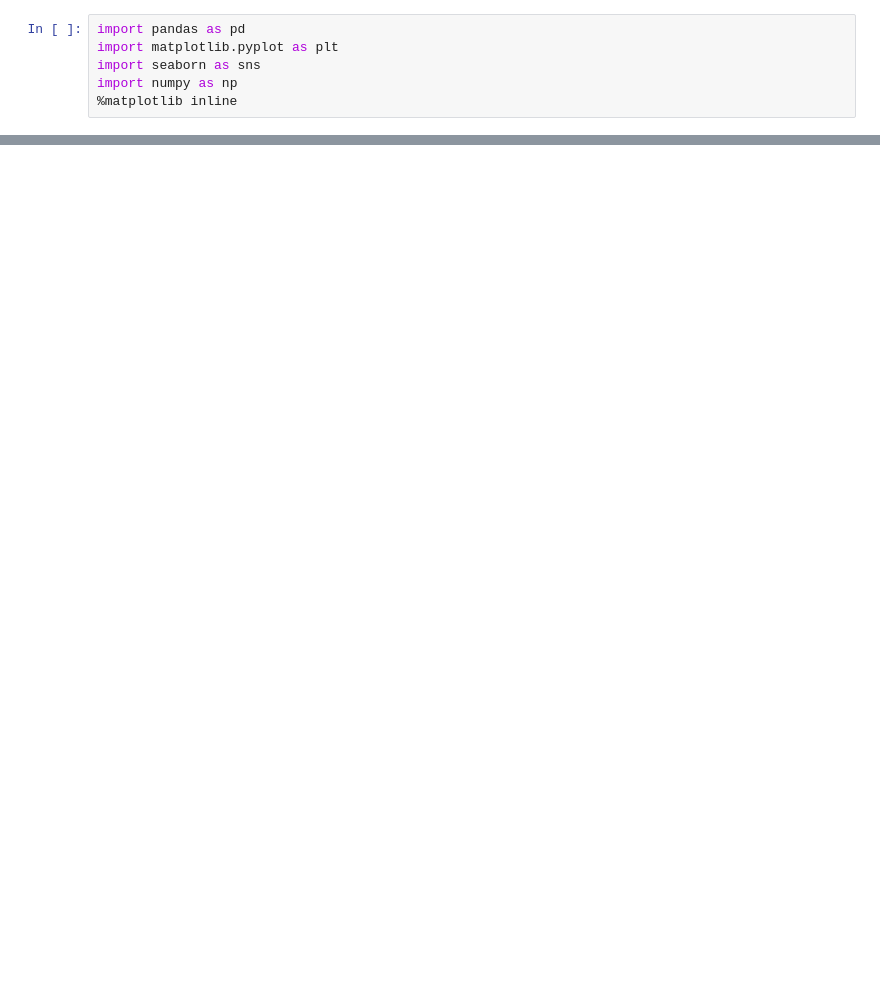
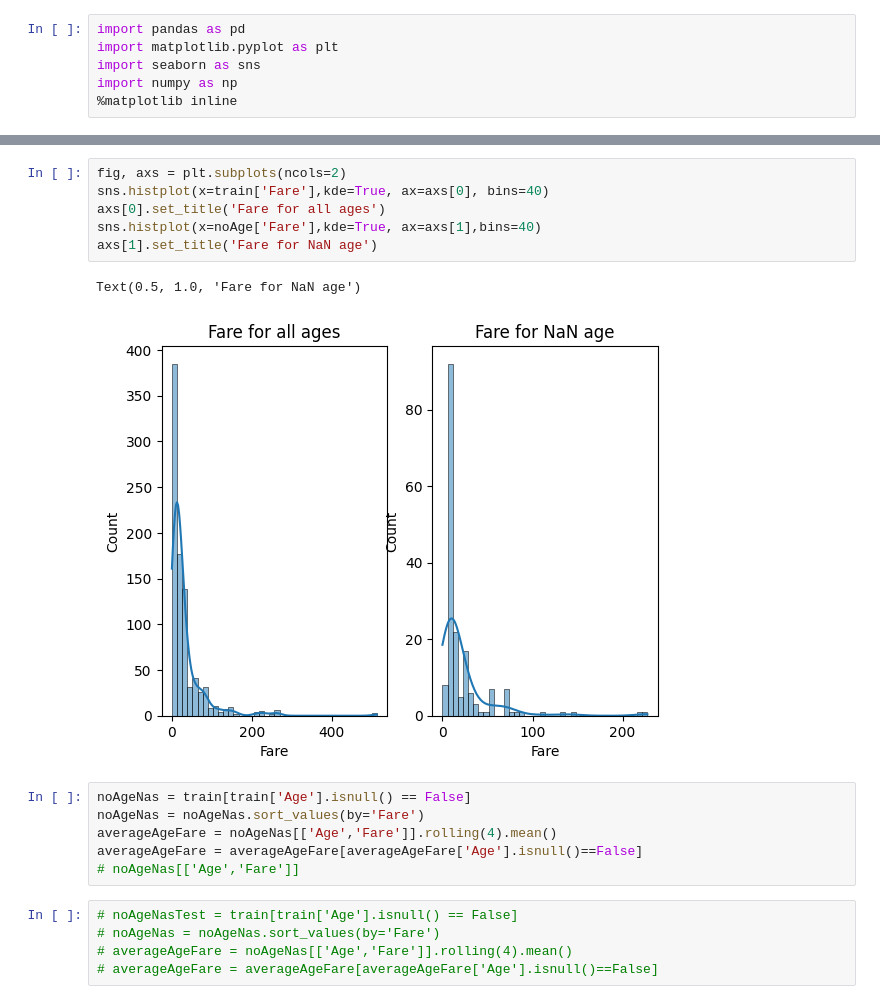
Before and after one commit to DanielHelps/Titanic-survival, a Jupyter notebook: titanic.ipynb, the cells around one changed output, grey strips where cells are left out. Saved outputs shown, nothing was run; the diff lists cells and outputs as text; blank space fills up the shorter version.

```diff
--- a/titanic.ipynb
+++ b/titanic.ipynb
@@ -8,0 +60,20 @@ train = pd.read_csv('train.csv')
+# %%
+fig, axs = plt.subplots(ncols=2)
+sns.histplot(x=train['Fare'],kde=True, ax=axs[0], bins=40)
+axs[0].set_title('Fare for all ages')
+sns.histplot(x=noAge['Fare'],kde=True, ax=axs[1],bins=40)
+axs[1].set_title('Fare for NaN age')
+# %% [output]
+Text(0.5, 1.0, 'Fare for NaN age')
+[figure, added]
+# %%
+noAgeNas = train[train['Age'].isnull() == False]
+noAgeNas = noAgeNas.sort_values(by='Fare')
+averageAgeFare = noAgeNas[['Age','Fare']].rolling(4).mean()
+averageAgeFare = averageAgeFare[averageAgeFare['Age'].isnull()==False]
+# noAgeNas[['Age','Fare']]
+# %%
+# noAgeNasTest = train[train['Age'].isnull() == False]
+# noAgeNas = noAgeNas.sort_values(by='Fare')
+# averageAgeFare = noAgeNas[['Age','Fare']].rolling(4).mean()
+# averageAgeFare = averageAgeFare[averageAgeFare['Age'].isnull()==False]
```
Also changed, not shown: parts of 33 cells of this notebook, 1 other file.
